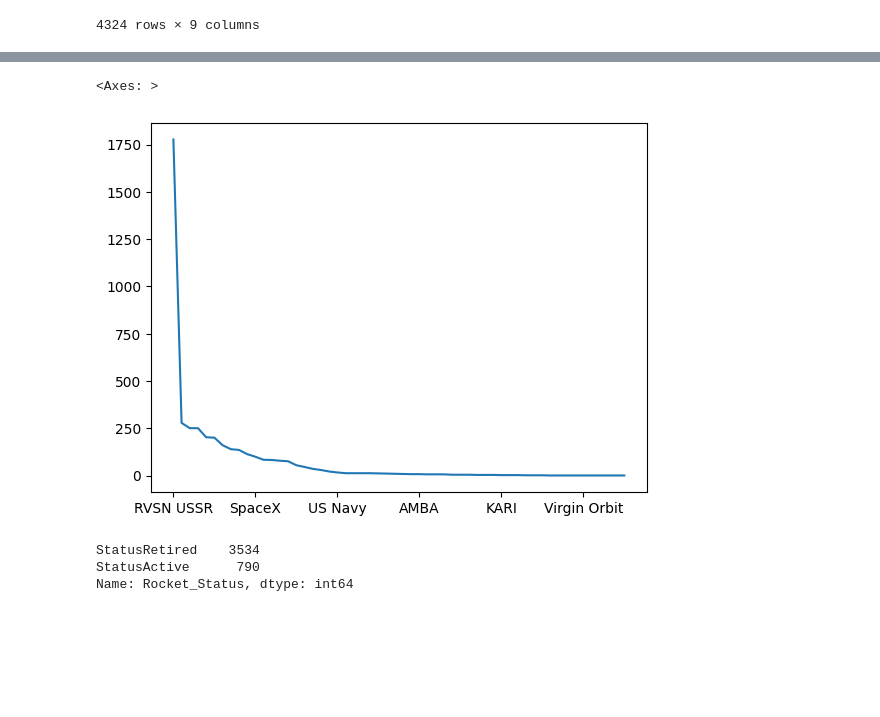
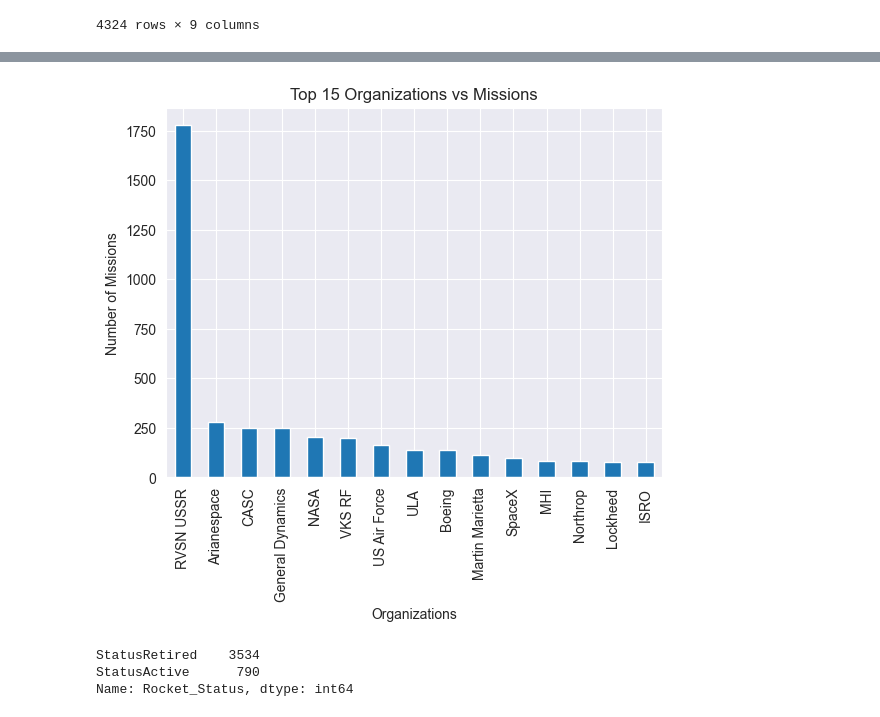
Before and after one commit to becca-bear/Space-Missions-Analysis, a Jupyter notebook: space_missions.ipynb, the cells around one changed output, grey strips where cells are left out. Drawn from its saved outputs; the diff is of its cells as text; code cells hidden in the pictures; blank space fills up the shorter version.

```diff
--- a/space_missions.ipynb
+++ b/space_missions.ipynb
@@ -50,12 +50,15 @@ missions_df.head()
 | 2 | 2 | 2 | SpaceX | Pad A, Boca Chica, Texas, USA | Tue Aug 04, 2020 23:57 UTC | Starship Prototype | 150 Meter Hop | StatusActive | NaN | ... |
 | 3 | 3 | 3 | Roscosmos | Site 200/39, Baikonur Cosmodrome,... | Thu Jul 30, 2020 21:25 UTC | Proton-M/Briz-M | Ekspress-80 & E... | StatusActive | 65.0 | ... |
 | 4 | 4 | 4 | ULA | SLC-41, Cape Canaveral AFS, Flori... | Thu Jul 30, 2020 11:50 UTC | Atlas V 541 | Perseverance | StatusActive | 145.0 | ... |
-# %%
-# Plotting a chart that shows the number of space mission launches by organisation
-missions_df["Organizations"].value_counts().plot()
-# %% [output]
-<Axes: >
-[figure, removed]
+# %%
+top_orgs = missions_df["Organizations"].value_counts().nlargest(15)
+top_orgs.plot.bar()
+plt.title("Top 15 Organizations vs Missions")
+plt.xlabel("Organizations")
+plt.ylabel("Number of Missions")
+plt.show()
+# %% [output]
+[figure, added]
 # %%
 # How many rockets are active and retired?
 missions_df["Rocket_Status"].value_counts()
```
Also changed, not shown: parts of 4 cells of this notebook, 5 other files.
